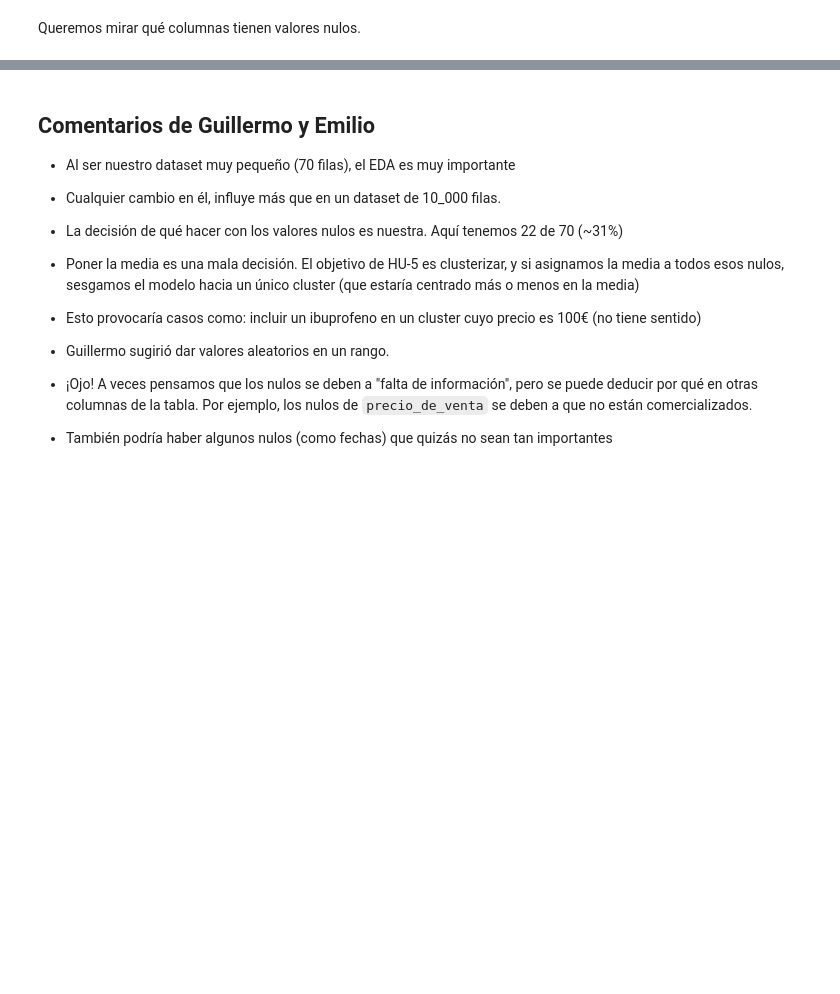
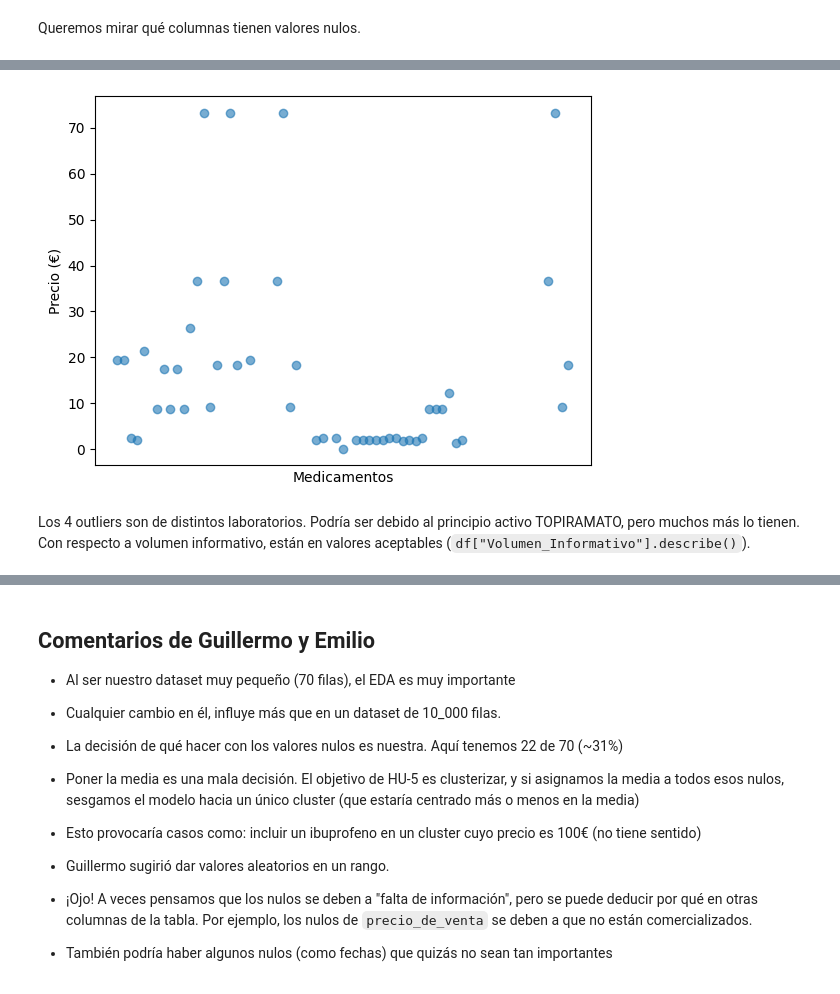
Before and after one commit to Chicloneo/Proyecto-Ingenieria-Dato, a Jupyter notebook: Notebooks/HU-4.ipynb, the cells around one changed output, grey strips where cells are left out. Cells and saved outputs as stored; diff of their text form; code cells hidden in the pictures; blank space fills up the shorter version.

Commit message:
Casi terminado. Me falta modificar una cosa con los nulos, precios y distribución normal

```diff
--- a/Notebooks/HU-4.ipynb
+++ b/Notebooks/HU-4.ipynb
@@ -89,0 +204,2 @@ df.head()
+# %%
+df = df.drop("requiere_receta", axis=1)
@@ -89,0 +226,2 @@ df.head()
+# %%
+df = df.drop(["triangulo_negro", "medicamento_huerfano", "biosimilar", "num_registros_atc", "num_excipientes"], axis=1)
@@ -113,0 +480,20 @@ dtype: int64
+# %%
+df.plot(
+    x="nombre",
+    y="Precio venta al público con IVA",
+    kind="line",
+    marker="o",
+    linestyle="",
+    legend=False,
+    alpha=0.6
+)
+
+plt.xticks([])
+plt.xlabel("Medicamentos")
+plt.ylabel("Precio (€)")
+
+plt.show()
+# %% [output]
+[figure, added]
+# %% [markdown]
+Los 4 outliers son de distintos laboratorios. Podría ser debido al principio activo TOPIRAMATO, pero muchos más lo tienen. Con respecto a volumen informativo, están en valores aceptables (`df["Volumen_Informativo"].describe()`).
```
Also changed, not shown: parts of 85 cells of this notebook, 3 other files.
